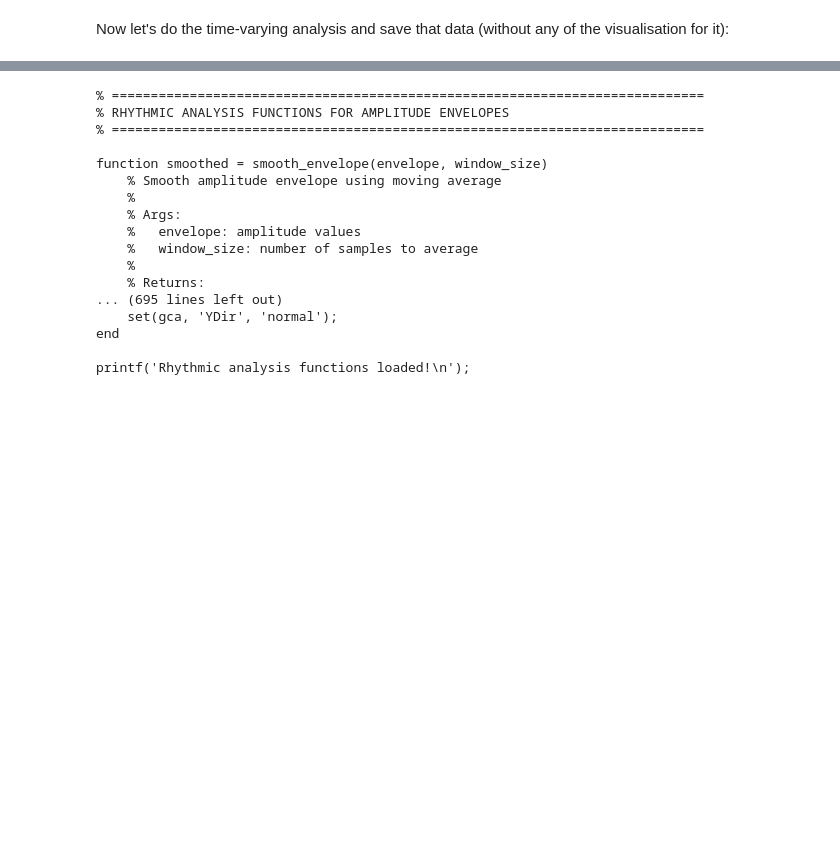
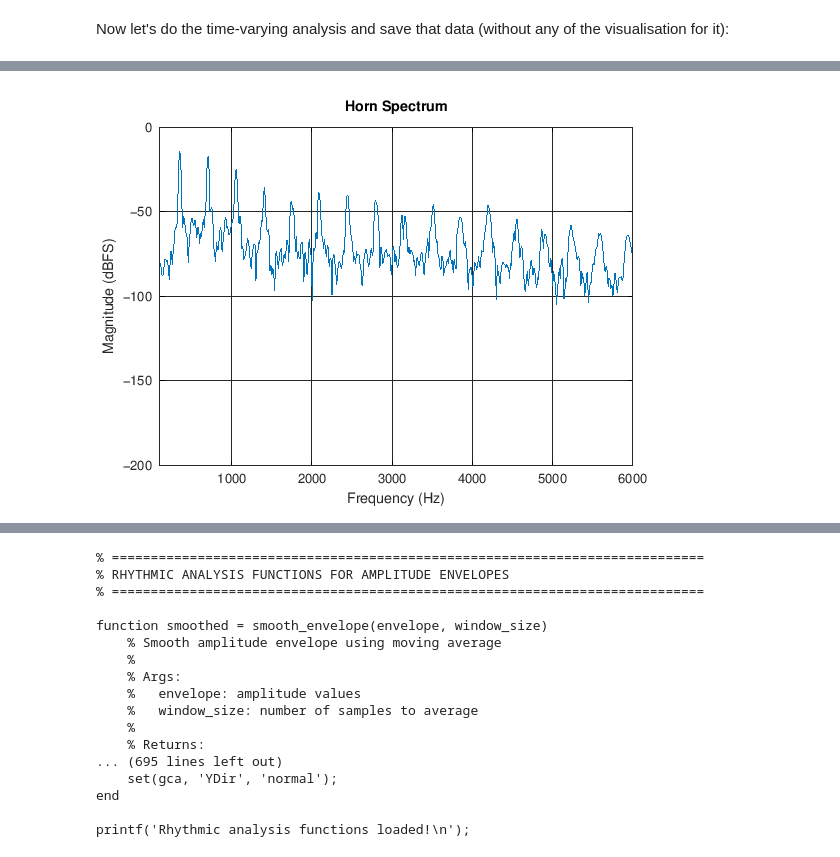
Before and after one commit to calyau/octave-notebooks, a Jupyter notebook: data/audio-dsp-and-spectralism.ipynb, the cells around one changed output, grey strips where cells are left out. Saved outputs shown, nothing was run; the diff lists cells and outputs as text; code cells hidden in the pictures; blank space fills up the shorter version.

```diff
--- a/data/audio-dsp-and-spectralism.ipynb
+++ b/data/audio-dsp-and-spectralism.ipynb
@@ -367,0 +385,13 @@ Saved spectral evolution: output/oboe_A4_evolution.mat (185 frames, 0.00-7.85 se
+# %%
+inst_lower = 'horn';
+inst_title = titlecase(inst_lower);
+input_file = sprintf('audio/%s.wav', inst_lower);
+
+[y, fs] = audioread(input_file);
+
+% We only need one channel from a stereo wav file
+if size(y, 2) > 1
+    y = y(:, 1);
+end
+
+printf('Loaded: %d samples at %d Hz\n', length(y), fs);
@@ -367,0 +400,14 @@ Saved spectral evolution: output/oboe_A4_evolution.mat (185 frames, 0.00-7.85 se
+# %%
+% High-pass filter at 80 Hz to remove DC offset and rumble
+[b, a] = butter(4, 80/(fs/2), 'high');
+y = filter(b, a, y);
+
+% Analyze
+[freqs, amps, meta] = analyze_static_spectrum(y, fs, window_size);
+print_harmonics(freqs, amps);
+
+% Save
+printf('\n');
+meta.instrument_id = 9;    % 9 = horn (see instrument codes below)
+output_file = sprintf('output/%s_%s_static.mat', inst_lower, meta.midi_note);
+save_static_spectrum(output_file, freqs, amps, meta);
@@ -367,0 +435,4 @@ Saved spectral evolution: output/oboe_A4_evolution.mat (185 frames, 0.00-7.85 se
+# %%
+plot_spectrum(y, fs, window_size, sprintf('%s Spectrum', inst_title));
+# %% [output]
+[figure, added]
```
Also changed, not shown: parts of 43 cells of this notebook.
